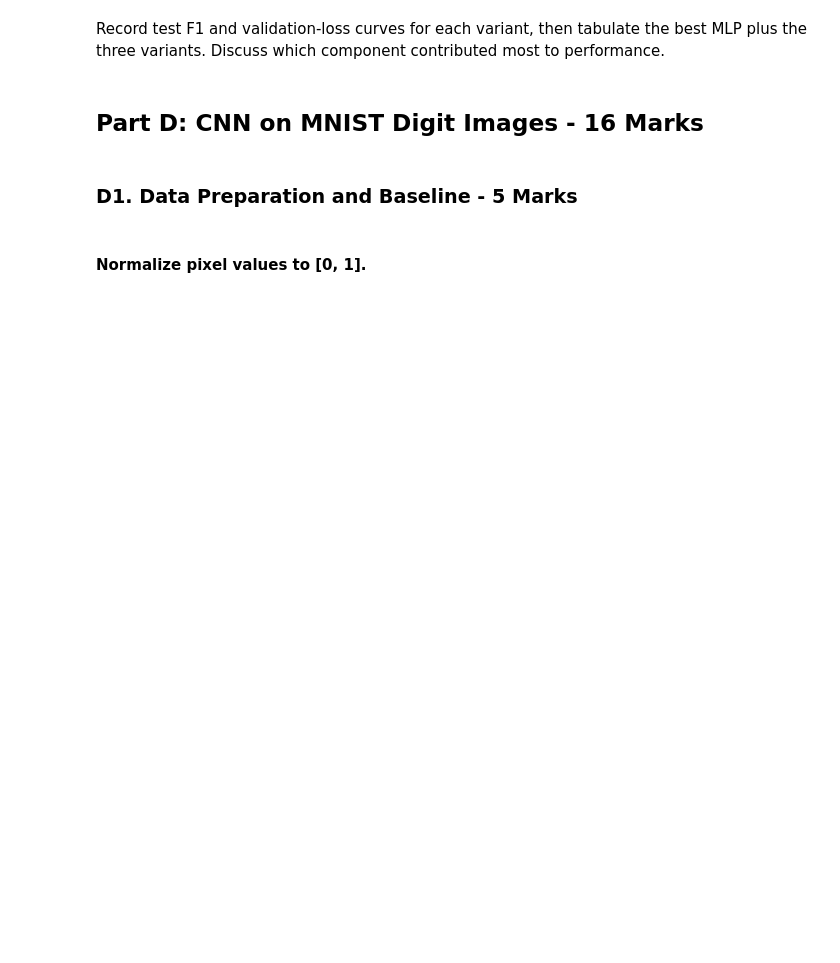
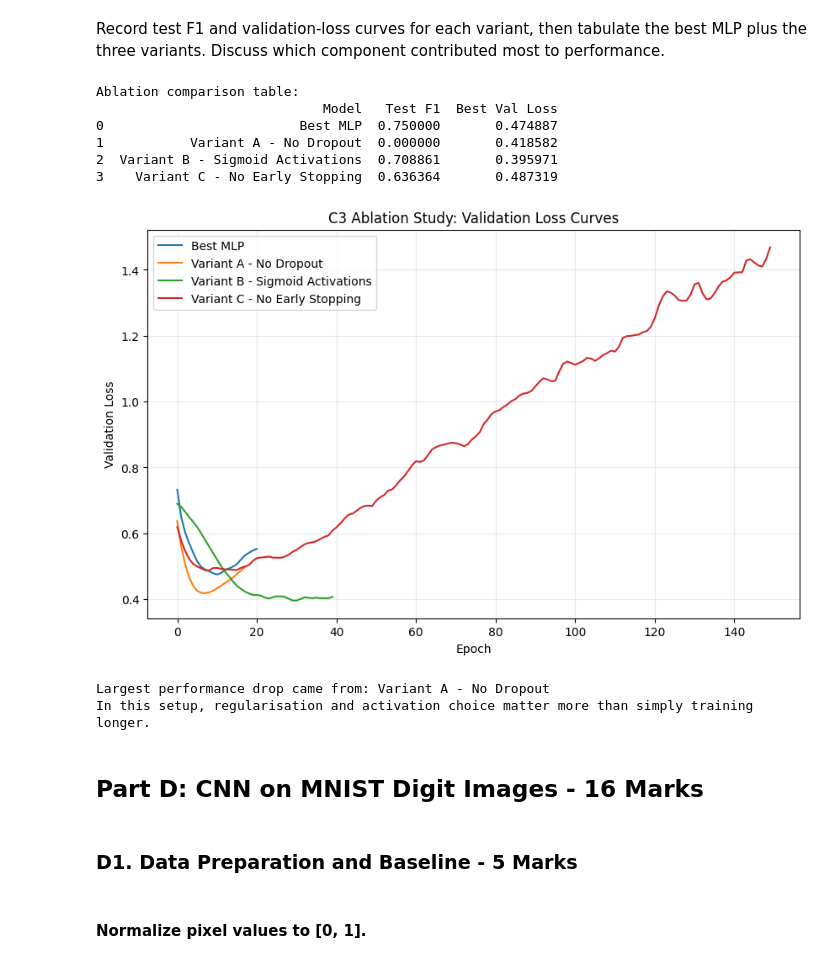
Before and after one commit to fatima-1206/DM-Heart-Disease-Prediction-System, a Jupyter notebook: notebooks/i232616_DM_ASST04.ipynb, the cells around one changed output. Saved outputs shown, nothing was run; the diff lists cells and outputs as text; code cells hidden in the pictures; blank space fills up the shorter version.

```diff
--- a/notebooks/i232616_DM_ASST04.ipynb
+++ b/notebooks/i232616_DM_ASST04.ipynb
@@ -1833,5 +1833,15 @@ The best ensemble still leads on AUC, which favors it for ranking-based screenin
 ### C3. Ablation Study - 5 Marks
 
 Starting from the best MLP, train three reduced variants one change at a time:
+# %%
+# Reuse the best MLP architecture and isolate ablation variants.
+base_mlp_config = dict(best_mlp_config)
+base_mlp_hidden_layers = list(base_mlp_config['hidden_layers'])
+base_mlp_activation = base_mlp_config['activation']
+base_mlp_learning_rate = base_mlp_config['learning_rate']
+base_mlp_dropout_rate = base_mlp_config['dropout_rate']
+
+ablation_results = {}
+ablation_histories = {}
 # %% [markdown]
 #### Variant A: remove all Dropout layers.
@@ -1842,6 +1946,56 @@ Starting from the best MLP, train three reduced variants one change at a time:
 # %% [markdown]
 
 Record test F1 and validation-loss curves for each variant, then tabulate the best MLP plus the three variants. Discuss which component contributed most to performance.
+# %%
+ablation_table = pd.DataFrame([
+    {
+        'Model': 'Best MLP',
+        'Test F1': ablation_results['Best MLP']['test_f1'],
+        'Best Val Loss': min(ablation_results['Best MLP']['val_loss_history']),
+    },
+    {
+        'Model': 'Variant A - No Dropout',
+        'Test F1': ablation_results['Variant A - No Dropout']['test_f1'],
+        'Best Val Loss': min(ablation_results['Variant A - No Dropout']['val_loss_history']),
+    },
+    {
+        'Model': 'Variant B - Sigmoid Activations',
+        'Test F1': ablation_results['Variant B - Sigmoid Activations']['test_f1'],
+        'Best Val Loss': min(ablation_results['Variant B - Sigmoid Activations']['val_loss_history']),
+    },
+    {
+        'Model': 'Variant C - No Early Stopping',
+        'Test F1': ablation_results['Variant C - No Early Stopping']['test_f1'],
+        'Best Val Loss': min(ablation_results['Variant C - No Early Stopping']['val_loss_history']),
+    },
+])
+
+print('Ablation comparison table:')
+print(ablation_table)
+
+plt.figure(figsize=(10, 6))
+for model_name, result in ablation_results.items():
+    plt.plot(result['val_loss_history'], label=model_name)
+plt.xlabel('Epoch')
+plt.ylabel('Validation Loss')
+plt.title('C3 Ablation Study: Validation Loss Curves')
+plt.legend()
+plt.grid(alpha=0.25)
+plt.show()
+
+worst_model = ablation_table.sort_values('Test F1').iloc[0]['Model']
+print(f'Largest performance drop came from: {worst_model}')
+print('In this setup, regularisation and activation choice matter more than simply training longer.')
+# %% [output]
+Ablation comparison table:
+                             Model   Test F1  Best Val Loss
+0                         Best MLP  0.750000       0.474887
+1           Variant A - No Dropout  0.000000       0.418582
+2  Variant B - Sigmoid Activations  0.708861       0.395971
+3    Variant C - No Early Stopping  0.636364       0.487319
+[figure, added]
+Largest performance drop came from: Variant A - No Dropout
+In this setup, regularisation and activation choice matter more than simply training longer.
 # %% [markdown]
 
 ## Part D: CNN on MNIST Digit Images - 16 Marks
```
Also changed, not shown: parts of 8 cells of this notebook.
